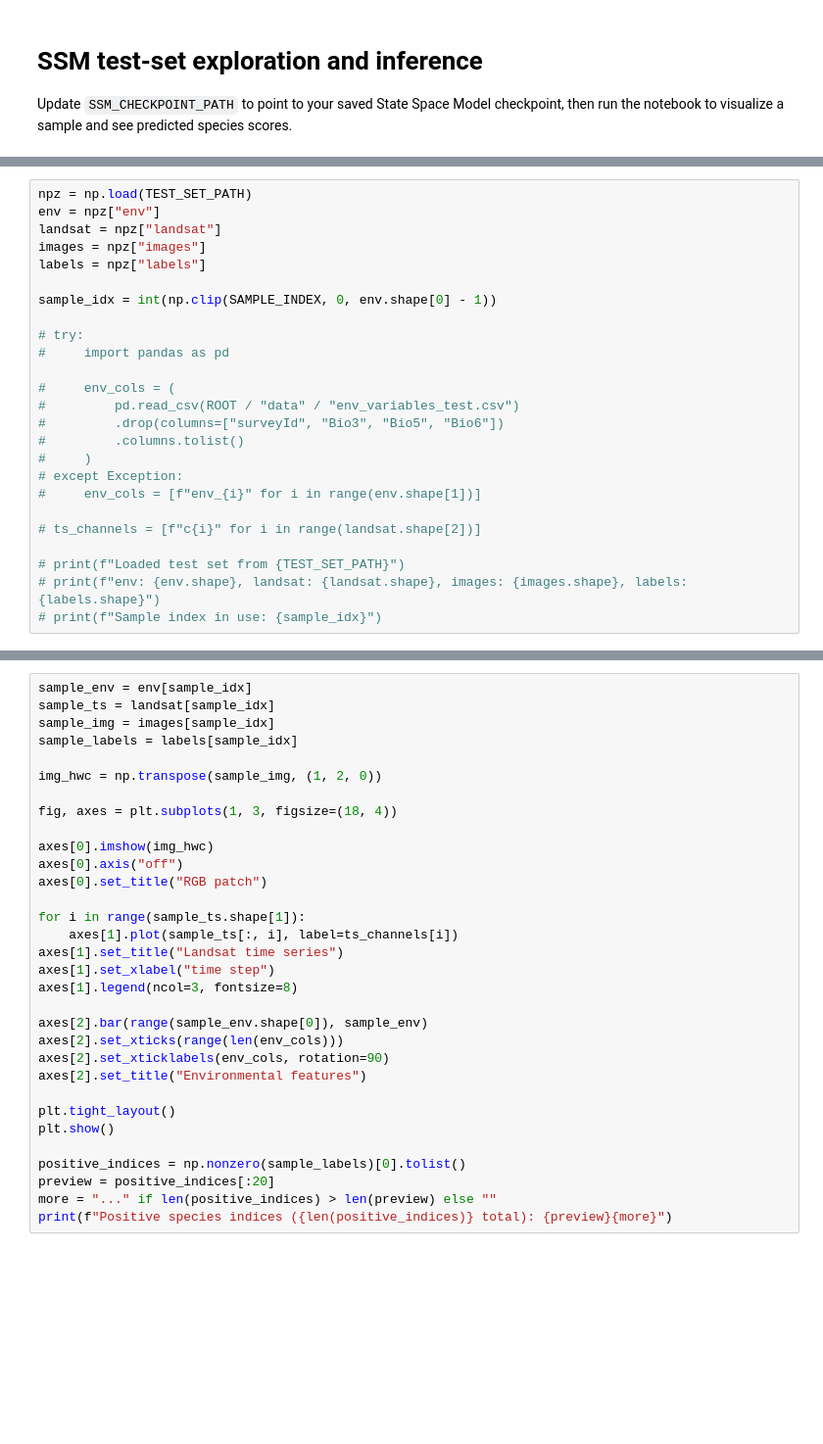
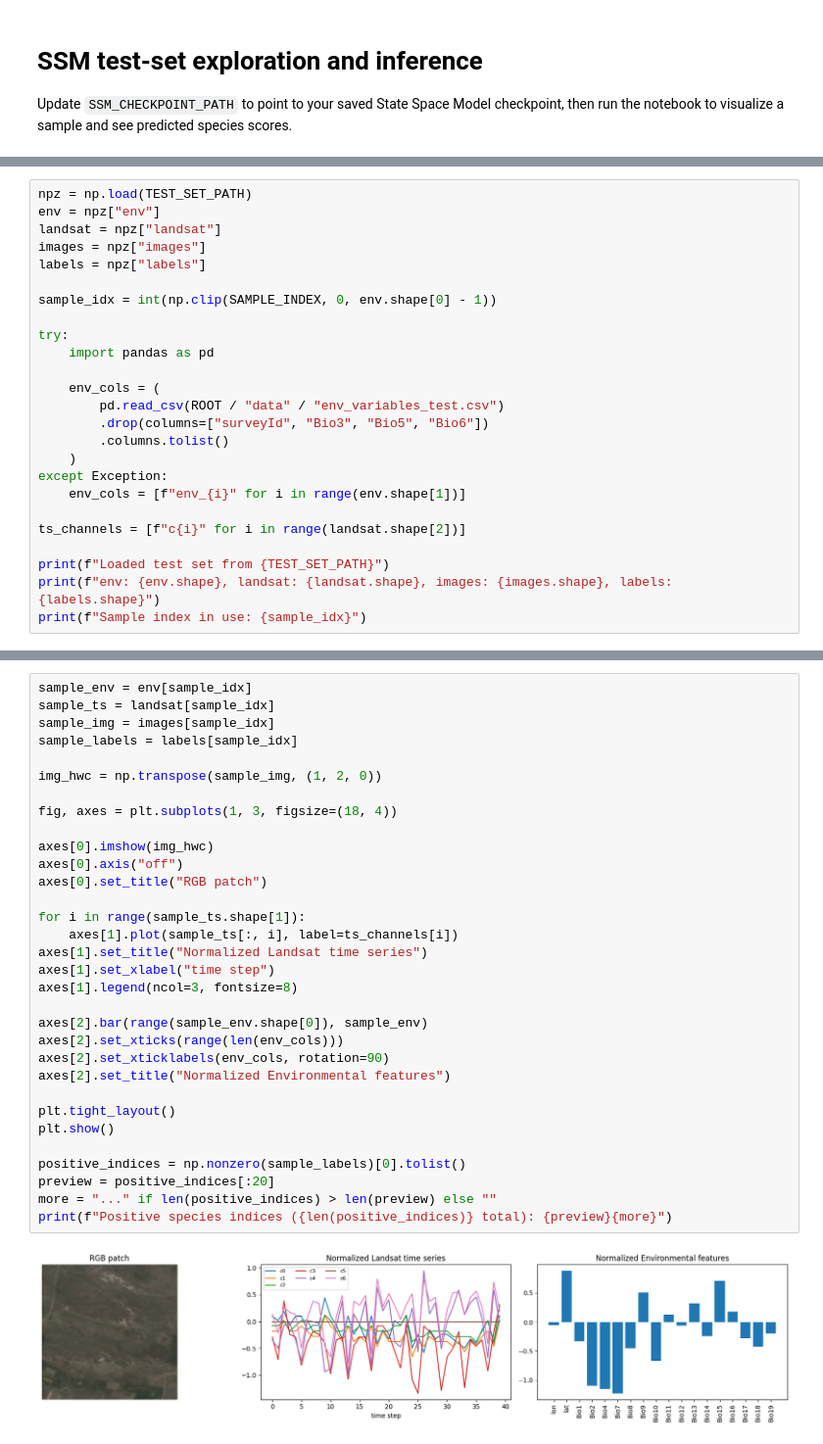
Before and after one commit to AaronDinesh/IPEO-2025, a Jupyter notebook: notebooks/ssm_inference.ipynb, the cells around one changed output, grey strips where cells are left out. Shown at 98% size. Drawn from its saved outputs; the diff is of its cells as text; blank space fills up the shorter version.

```diff
--- a/notebooks/ssm_inference.ipynb
+++ b/notebooks/ssm_inference.ipynb
@@ -32,19 +48,19 @@ labels = npz["labels"]
 
 sample_idx = int(np.clip(SAMPLE_INDEX, 0, env.shape[0] - 1))
 
-# try:
-#     import pandas as pd
+try:
+    import pandas as pd
 
-#     env_cols = (
-#         pd.read_csv(ROOT / "data" / "env_variables_test.csv")
-#         .drop(columns=["surveyId", "Bio3", "Bio5", "Bio6"])
-#         .columns.tolist()
-#     )
-# except Exception:
-#     env_cols = [f"env_{i}" for i in range(env.shape[1])]
+    env_cols = (
+        pd.read_csv(ROOT / "data" / "env_variables_test.csv")
+        .drop(columns=["surveyId", "Bio3", "Bio5", "Bio6"])
+        .columns.tolist()
+    )
+except Exception:
+    env_cols = [f"env_{i}" for i in range(env.shape[1])]
 
-# ts_channels = [f"c{i}" for i in range(landsat.shape[2])]
+ts_channels = [f"c{i}" for i in range(landsat.shape[2])]
 
-# print(f"Loaded test set from {TEST_SET_PATH}")
-# print(f"env: {env.shape}, landsat: {landsat.shape}, images: {images.shape}, labels: {labels.shape}")
-# print(f"Sample index in use: {sample_idx}")
+print(f"Loaded test set from {TEST_SET_PATH}")
+print(f"env: {env.shape}, landsat: {landsat.shape}, images: {images.shape}, labels: {labels.shape}")
+print(f"Sample index in use: {sample_idx}")
@@ -51,32 +71,34 @@ sample_idx = int(np.clip(SAMPLE_INDEX, 0, env.shape[0] - 1))
 # %%
 sample_env = env[sample_idx]
 sample_ts = landsat[sample_idx]
 sample_img = images[sample_idx]
 sample_labels = labels[sample_idx]
 
 img_hwc = np.transpose(sample_img, (1, 2, 0))
 
 fig, axes = plt.subplots(1, 3, figsize=(18, 4))
 
 axes[0].imshow(img_hwc)
 axes[0].axis("off")
 axes[0].set_title("RGB patch")
 
 for i in range(sample_ts.shape[1]):
     axes[1].plot(sample_ts[:, i], label=ts_channels[i])
-axes[1].set_title("Landsat time series")
+axes[1].set_title("Normalized Landsat time series")
 axes[1].set_xlabel("time step")
 axes[1].legend(ncol=3, fontsize=8)
 
 axes[2].bar(range(sample_env.shape[0]), sample_env)
 axes[2].set_xticks(range(len(env_cols)))
 axes[2].set_xticklabels(env_cols, rotation=90)
-axes[2].set_title("Environmental features")
+axes[2].set_title("Normalized Environmental features")
 
 plt.tight_layout()
 plt.show()
 
 positive_indices = np.nonzero(sample_labels)[0].tolist()
 preview = positive_indices[:20]
 more = "..." if len(positive_indices) > len(preview) else ""
 print(f"Positive species indices ({len(positive_indices)} total): {preview}{more}")
+# %% [output]
+[figure, added]
```
Also changed, not shown: parts of 5 cells of this notebook, 3 other files.
